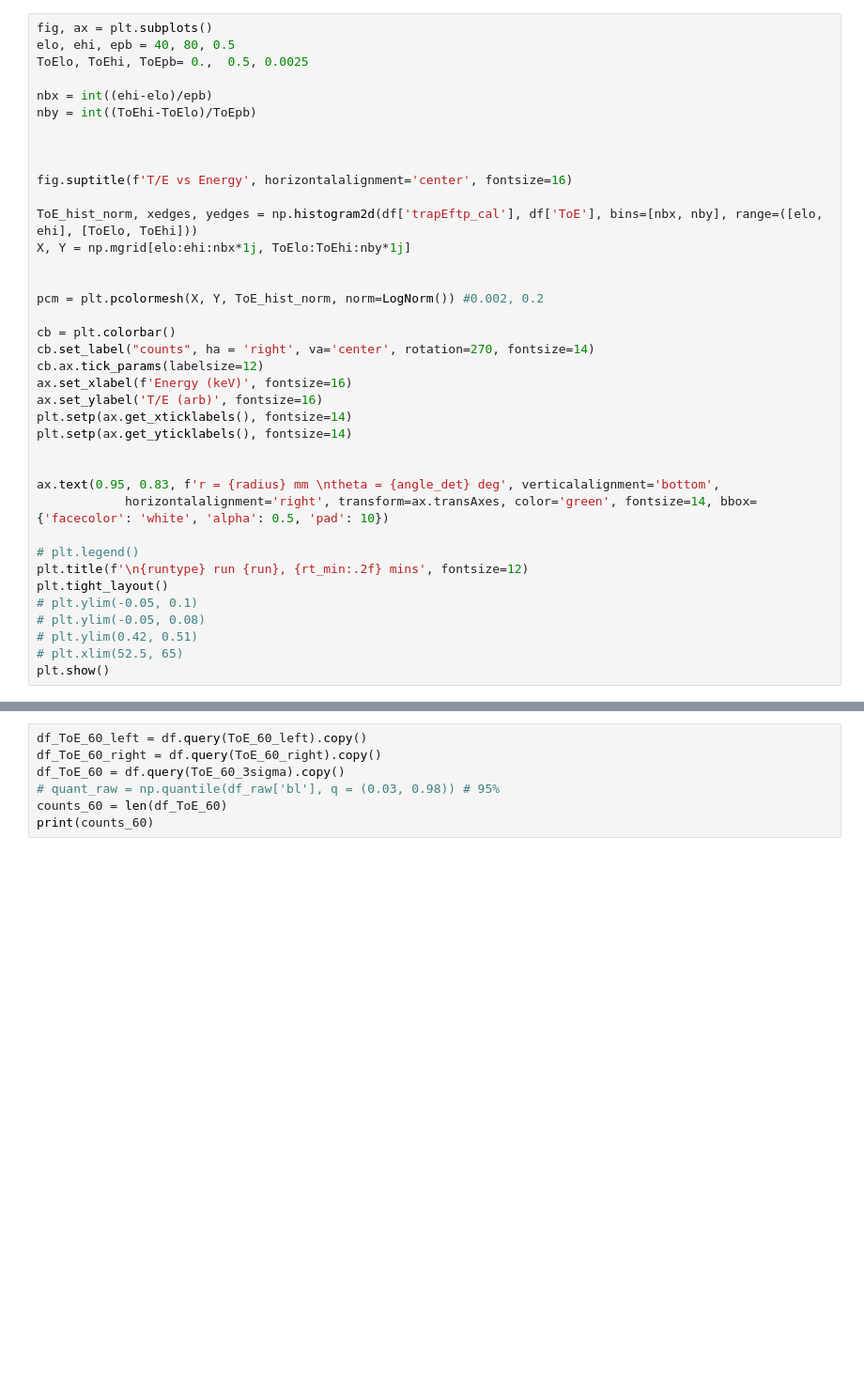
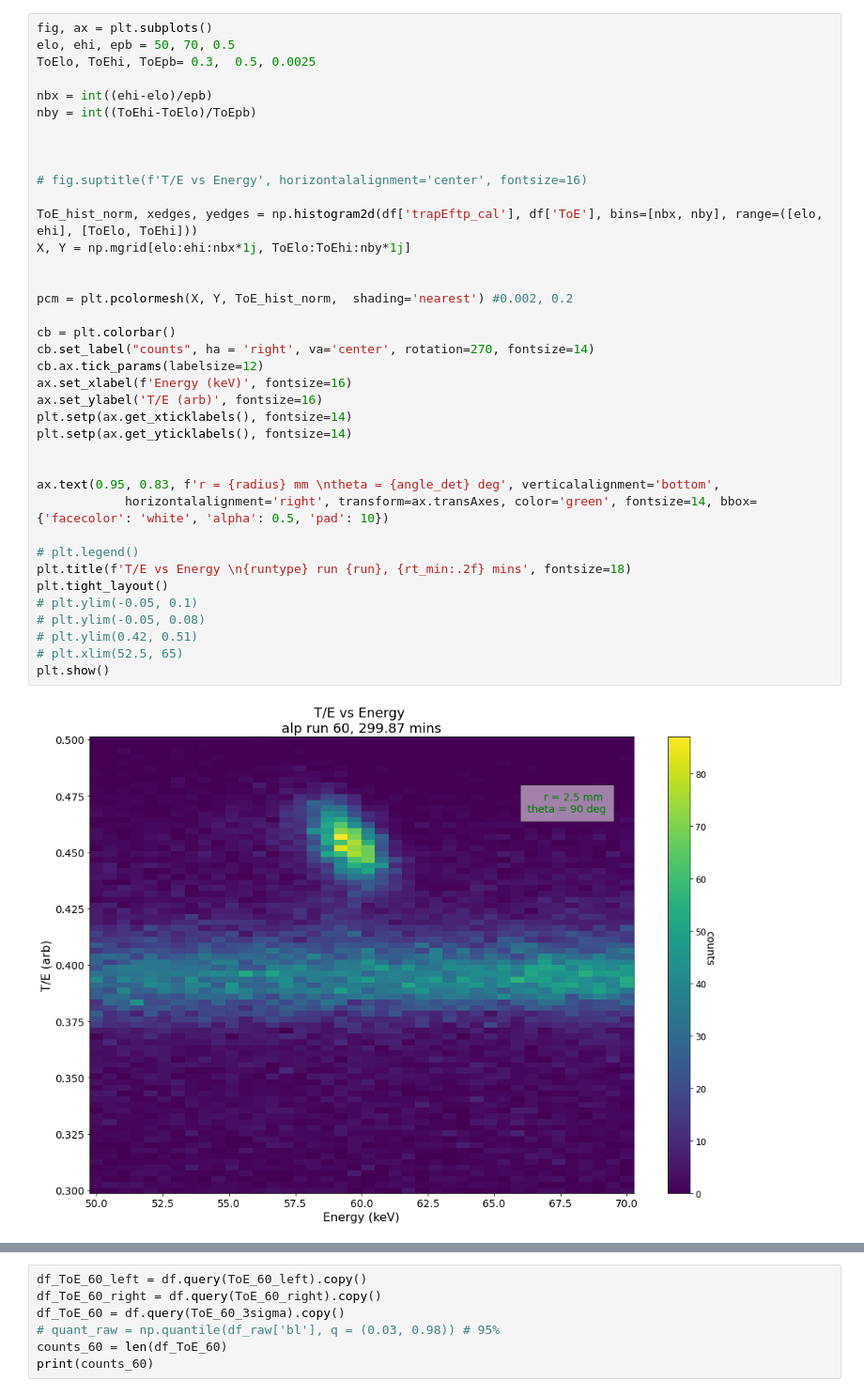
Before and after one commit to legend-exp/CAGE, a Jupyter notebook: analysis/ToE.ipynb, the cells around one changed output, grey strips where cells are left out. Shown at 94% size. Saved outputs shown, nothing was run; the diff lists cells and outputs as text; blank space fills up the shorter version.

```diff
--- a/analysis/ToE.ipynb
+++ b/analysis/ToE.ipynb
@@ -51,38 +126,40 @@ df_60 = df.query('trapEftp_cal > 55 and trapEftp_cal < 65').copy()
 # %%
 fig, ax = plt.subplots()
-elo, ehi, epb = 40, 80, 0.5
-ToElo, ToEhi, ToEpb= 0.,  0.5, 0.0025
+elo, ehi, epb = 50, 70, 0.5
+ToElo, ToEhi, ToEpb= 0.3,  0.5, 0.0025
 
 nbx = int((ehi-elo)/epb)
 nby = int((ToEhi-ToElo)/ToEpb)
 
 
 
-fig.suptitle(f'T/E vs Energy', horizontalalignment='center', fontsize=16)
+# fig.suptitle(f'T/E vs Energy', horizontalalignment='center', fontsize=16)
 
 ToE_hist_norm, xedges, yedges = np.histogram2d(df['trapEftp_cal'], df['ToE'], bins=[nbx, nby], range=([elo, ehi], [ToElo, ToEhi]))
 X, Y = np.mgrid[elo:ehi:nbx*1j, ToElo:ToEhi:nby*1j]
 
 
-pcm = plt.pcolormesh(X, Y, ToE_hist_norm, norm=LogNorm()) #0.002, 0.2
+pcm = plt.pcolormesh(X, Y, ToE_hist_norm,  shading='nearest') #0.002, 0.2
 
 cb = plt.colorbar()
 cb.set_label("counts", ha = 'right', va='center', rotation=270, fontsize=14)
 cb.ax.tick_params(labelsize=12)
 ax.set_xlabel(f'Energy (keV)', fontsize=16)
 ax.set_ylabel('T/E (arb)', fontsize=16)
 plt.setp(ax.get_xticklabels(), fontsize=14)
 plt.setp(ax.get_yticklabels(), fontsize=14)
 
 
 ax.text(0.95, 0.83, f'r = {radius} mm \ntheta = {angle_det} deg', verticalalignment='bottom',
             horizontalalignment='right', transform=ax.transAxes, color='green', fontsize=14, bbox={'facecolor': 'white', 'alpha': 0.5, 'pad': 10})
 
 # plt.legend()
-plt.title(f'\n{runtype} run {run}, {rt_min:.2f} mins', fontsize=12)
+plt.title(f'T/E vs Energy \n{runtype} run {run}, {rt_min:.2f} mins', fontsize=18)
 plt.tight_layout()
 # plt.ylim(-0.05, 0.1)
 # plt.ylim(-0.05, 0.08)
 # plt.ylim(0.42, 0.51)
 # plt.xlim(52.5, 65)
 plt.show()
+# %% [output]
+[figure, added]
```
Also changed, not shown: parts of 47 cells of this notebook, 16 other files.
